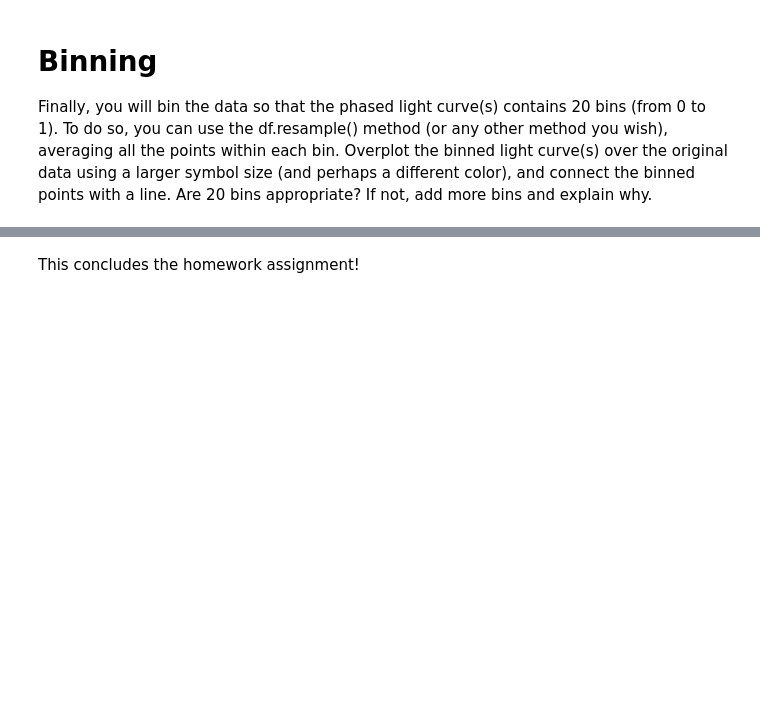
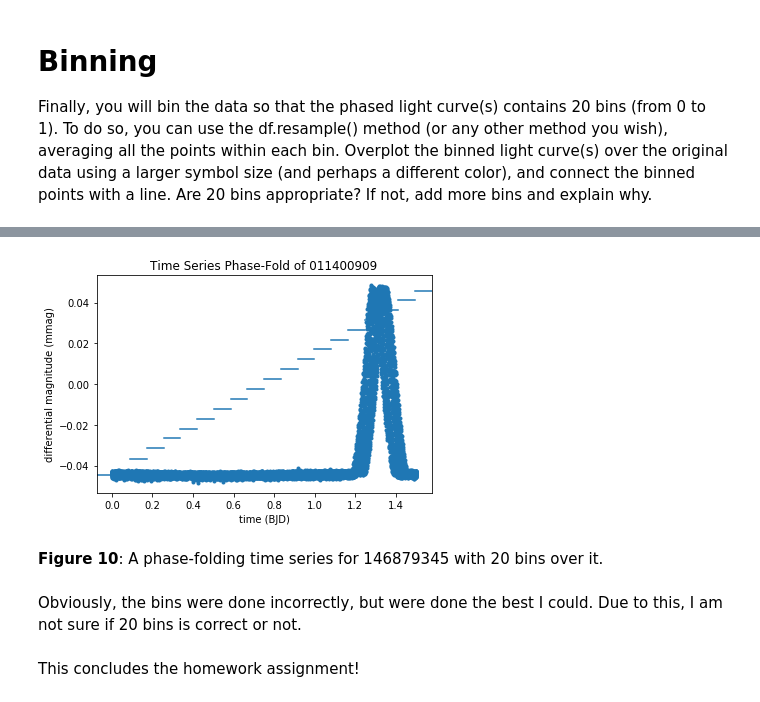
Before and after one commit to cath19/DSPS_-charty-, a Jupyter notebook: HW11/TESSlightcurves_cHarty.ipynb, the cells around one changed output, grey strips where cells are left out. Saved outputs shown, nothing was run; the diff lists cells and outputs as text; code cells hidden in the pictures; blank space fills up the shorter version.

```diff
--- a/HW11/TESSlightcurves_cHarty.ipynb
+++ b/HW11/TESSlightcurves_cHarty.ipynb
@@ -256,3 +280,26 @@ Finally, you will bin the data so that the phased light curve(s) contains 20 bin
+# %%
+timeSeries2['phase-fold'] = np.mod(timeSeries2['time'], period2)
+
+fig, ax = pl.subplots()
+ax.plot(timeSeries2['phase-fold'], timeSeries2['mmag'], '.')
+
+
+for i in range(20):
+  min = i * 0.05
+  max = i * 0.05 + 0.05
+  y = bin_means2[i]
+  ax.axhline(y = y, xmin =  min, xmax = max, linestyle = '-')
+
+pl.title('Time Series Phase-Fold of 011400909')
+pl.xlabel('time (BJD)')
+pl.ylabel('differential magnitude (mmag)')
+pl.show()
+# %% [output]
+[figure, added]
+# %% [markdown]
+**Figure 10**: A phase-folding time series for 146879345 with 20 bins over it.
+# %% [markdown]
+Obviously, the bins were done incorrectly, but were done the best I could. Due to this, I am not sure if 20 bins is correct or not.
 # %% [markdown]
 This concludes the homework assignment!
 # %% [markdown]
```
Also changed, not shown: parts of 8 cells of this notebook.
